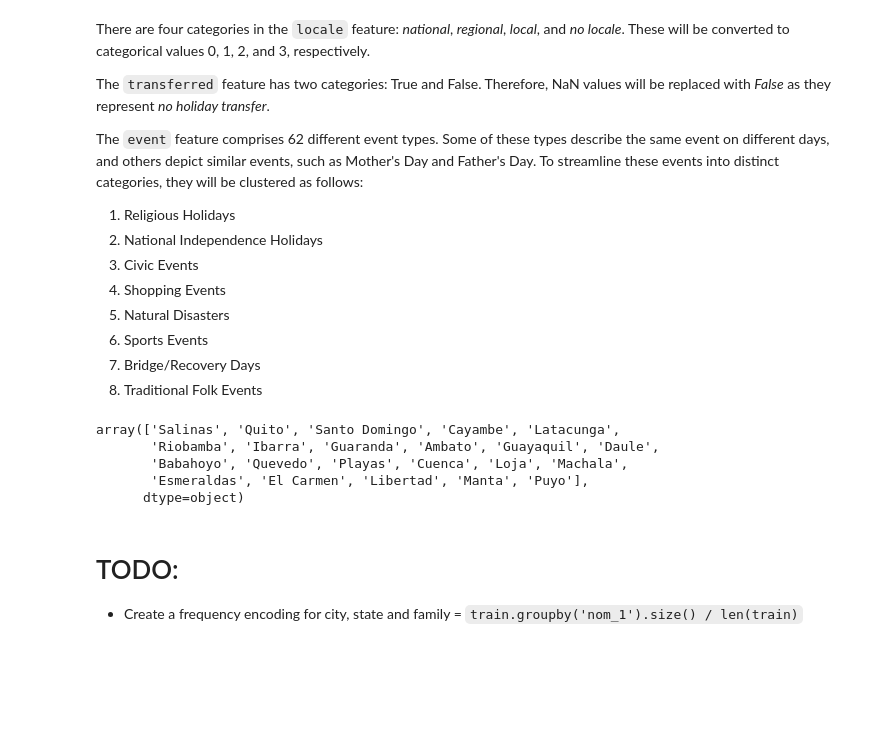
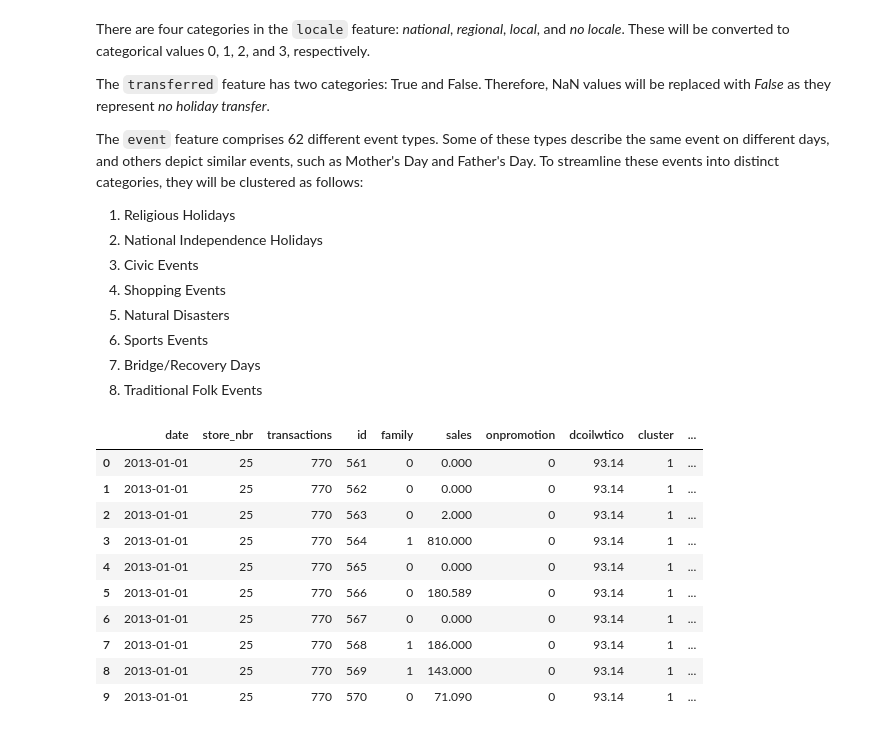
Before and after one commit to melisnv/data-science-projects, a Jupyter notebook: time-series-store-sales/holiday-analysis.ipynb, the cells around one changed output. Saved outputs shown, nothing was run; the diff lists cells and outputs as text; code cells hidden in the pictures; blank space fills up the shorter version.

```diff
--- a/time-series-store-sales/holiday-analysis.ipynb
+++ b/time-series-store-sales/holiday-analysis.ipynb
@@ -405,15 +417,3 @@ The `event` feature comprises 62 different event types. Some of these types desc
 6. Sports Events
 7. Bridge/Recovery Days
 8. Traditional Folk Events
-# %%
-df_merged["city"].unique()
-# %% [output]
-array(['Salinas', 'Quito', 'Santo Domingo', 'Cayambe', 'Latacunga',
-       'Riobamba', 'Ibarra', 'Guaranda', 'Ambato', 'Guayaquil', 'Daule',
-       'Babahoyo', 'Quevedo', 'Playas', 'Cuenca', 'Loja', 'Machala',
-       'Esmeraldas', 'El Carmen', 'Libertad', 'Manta', 'Puyo'],
-      dtype=object)
-# %% [markdown]
-# TODO:
-- Create a frequency encoding for city, state and family
-= `train.groupby('nom_1').size() / len(train)`
@@ -419,0 +437,14 @@ array(['Salinas', 'Quito', 'Santo Domingo', 'Cayambe', 'Latacunga',
+# %%
+df_merged.head(10)
+# %% [output]
+|  | date | store_nbr | transactions | id | family | sales | onpromotion | dcoilwtico | cluster | ... |
+| 0 | 2013-01-01 | 25 | 770 | 561 | 0 | 0.000 | 0 | 93.14 | 1 | ... |
+| 1 | 2013-01-01 | 25 | 770 | 562 | 0 | 0.000 | 0 | 93.14 | 1 | ... |
+| 2 | 2013-01-01 | 25 | 770 | 563 | 0 | 2.000 | 0 | 93.14 | 1 | ... |
+| 3 | 2013-01-01 | 25 | 770 | 564 | 1 | 810.000 | 0 | 93.14 | 1 | ... |
+| 4 | 2013-01-01 | 25 | 770 | 565 | 0 | 0.000 | 0 | 93.14 | 1 | ... |
+| 5 | 2013-01-01 | 25 | 770 | 566 | 0 | 180.589 | 0 | 93.14 | 1 | ... |
+| 6 | 2013-01-01 | 25 | 770 | 567 | 0 | 0.000 | 0 | 93.14 | 1 | ... |
+| 7 | 2013-01-01 | 25 | 770 | 568 | 1 | 186.000 | 0 | 93.14 | 1 | ... |
+| 8 | 2013-01-01 | 25 | 770 | 569 | 1 | 143.000 | 0 | 93.14 | 1 | ... |
+| 9 | 2013-01-01 | 25 | 770 | 570 | 0 | 71.090 | 0 | 93.14 | 1 | ... |
```
Also changed, not shown: parts of 7 cells of this notebook.
